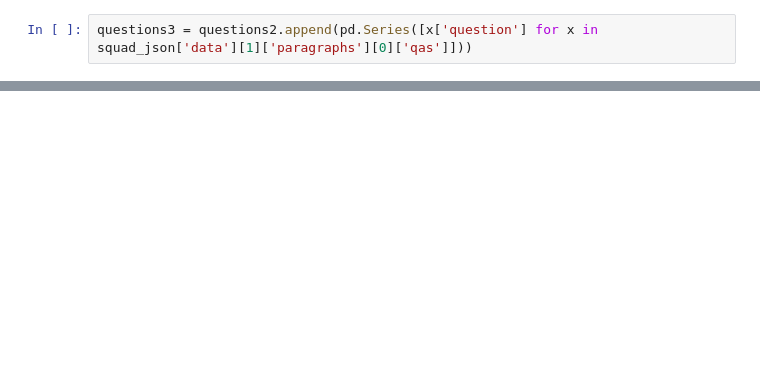
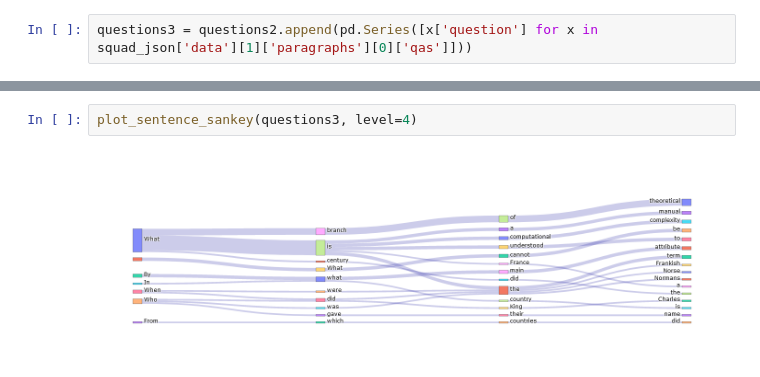
Before and after one commit to yatiraj1/visualization_centre, a Jupyter notebook: notebooks/squad_viz_sunburst_sankey.ipynb, the cells around one changed output, grey strips where cells are left out. Cells and saved outputs as stored; diff of their text form; blank space fills up the shorter version.

```diff
--- a/notebooks/squad_viz_sunburst_sankey.ipynb
+++ b/notebooks/squad_viz_sunburst_sankey.ipynb
@@ -107,0 +195,4 @@ plot_sentence_sunburst(questions3,3)
+# %%
+plot_sentence_sankey(questions3, level=4)
+# %% [output]
+[figure, added]
```
Also changed, not shown: parts of 12 cells of this notebook.
